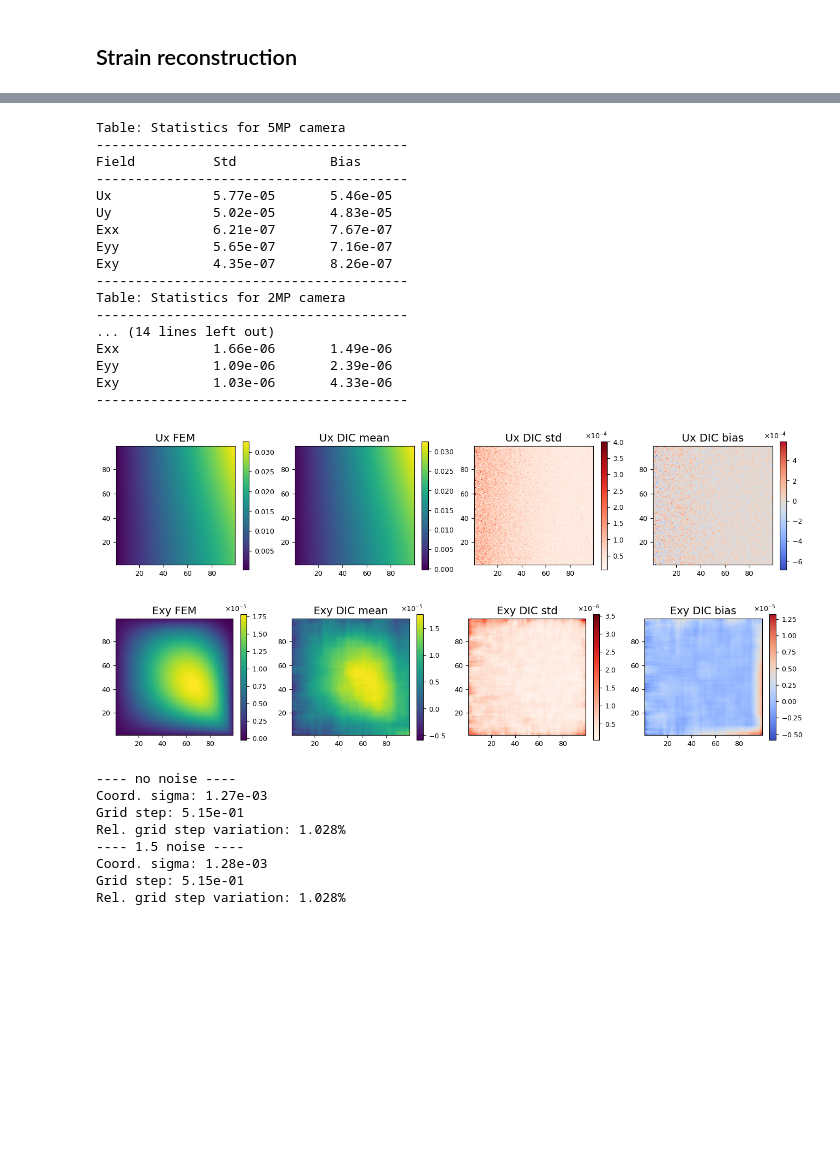
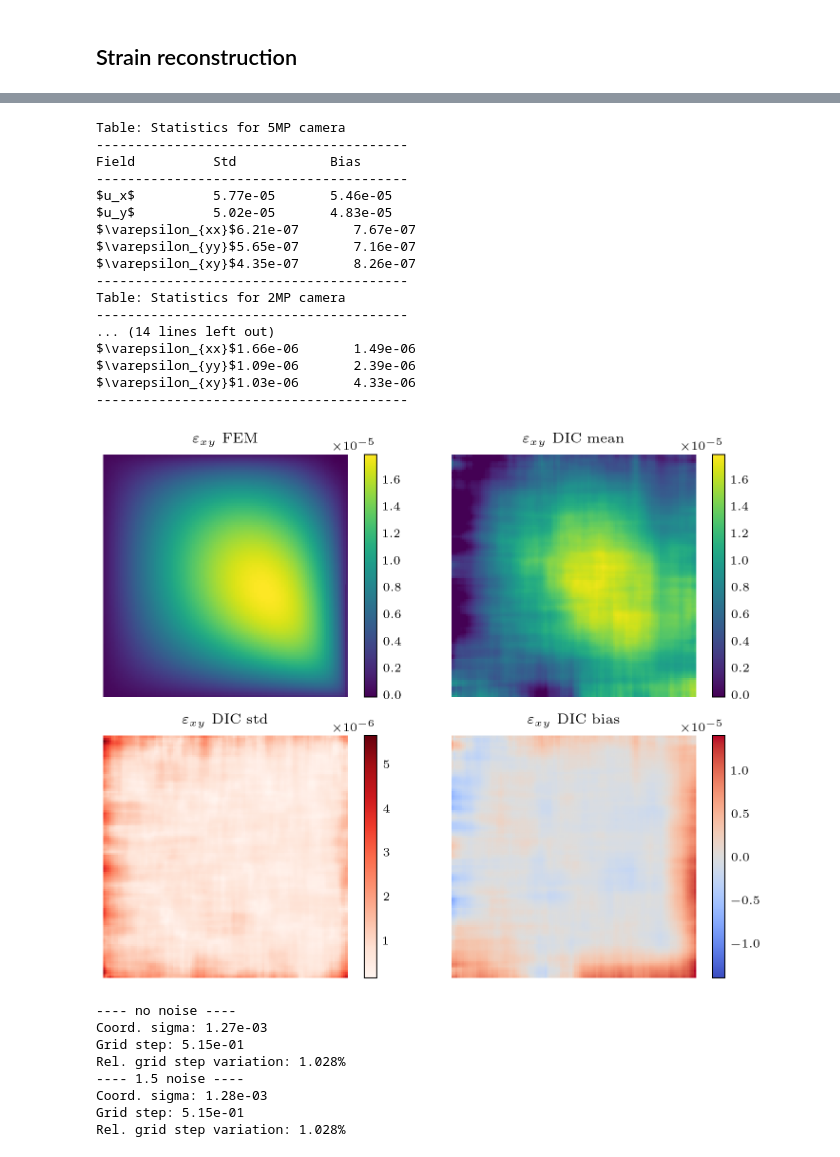
Before and after one commit to bonneted/PINN-MT2.0, a Jupyter notebook: 1_side_loaded_plate/2_noise_study/dic_study.ipynb, the cells around one changed output, grey strips where cells are left out. Cells and saved outputs as stored; diff of their text form; code cells hidden in the pictures; blank space fills up the shorter version.

```diff
--- a/1_side_loaded_plate/2_noise_study/dic_study.ipynb
+++ b/1_side_loaded_plate/2_noise_study/dic_study.ipynb
@@ -265,7 +265,10 @@ im = pcolor_plot(ax[2], X_dic, Y_dic, Uy_dic_noise-Uy_fem.reshape(X_dic.shape),
 # %%
 # Compute mean and std for each field 10 runs
-fields_name = ["Ux", "Uy", "Exx", "Eyy", "Exy"]
+fields_name = [r"$u_x$", r"$u_y$", r"$\varepsilon_{xx}$", r"$\varepsilon_{yy}$", r"$\varepsilon_{xy}$"]
+
 noise = 1
+import matplotlib.colors as colors
+
 
 def compute_statistics(base_folder):
     dic_numbers = range(1, 10)
@@ -282,13 +285,13 @@ def compute_statistics(base_folder):
     return X_dic, Y_dic, fields_mean, fields_std, fields_bias, fields_std_to_fem
 
 # Plot mean and std
-def plot_mean_std(fields_idx, X_dic, Y_dic, fields_mean, fields_std):
+def plot_mean_std(ax,fields_idx, X_dic, Y_dic, fields_mean, fields_std):
     fields_fem= np.stack([solution_fn(X_dic, Y_dic)[:,:, i].T for i in range(5)])[:, :, :]
-    fig, ax = plt.subplots(1, 4, figsize=(16, 3))
     im = pcolor_plot(ax[0], X_dic, Y_dic, fields_fem[fields_idx,:,:], f"{fields_name[fields_idx]} FEM",colormap="viridis")#, cmin=0, cmax=0.015)
-    im = pcolor_plot(ax[1], X_dic, Y_dic, fields_mean[fields_idx,:,:], f"{fields_name[fields_idx]} DIC mean",colormap="viridis")#, cmin=0, cmax=0.015)
-    im = pcolor_plot(ax[2], X_dic, Y_dic, fields_std[fields_idx,:,:], f"{fields_name[fields_idx]} DIC std", colormap="Reds")#, cmin=0, cmax=0.015)
-    im = pcolor_plot(ax[3], X_dic, Y_dic, fields_bias[fields_idx,:,:], f"{fields_name[fields_idx]} DIC bias",colormap="coolwarm")#, cmin=-2e-5, cmax=2e-5)
+    im = pcolor_plot(ax[1], X_dic, Y_dic, fields_mean[fields_idx,:,:], f"{fields_name[fields_idx]} DIC mean",colormap="viridis", cmin=min(fields_fem[fields_idx,:,:].flatten()), cmax=max(fields_fem[fields_idx,:,:].flatten()))
+    im = pcolor_plot(ax[2], X_dic, Y_dic, fields_std[fields_idx,:,:], f"{fields_name[fields_idx]} DIC std", colormap="Reds")
+    norm_bias = max(np.abs(fields_bias[fields_idx,:,:].flatten()))
+    im = pcolor_plot(ax[3], X_dic, Y_dic, fields_bias[fields_idx,:,:], f"{fields_name[fields_idx]} DIC bias",colormap="coolwarm", cmin=-norm_bias, cmax=norm_bias)
 
 def print_stats_table(fields_std, fields_bias, camera_resolution):
     print(f"Table: Statistics for {camera_resolution} camera")
@@ -310,29 +313,51 @@ Table: Statistics for 5MP camera
 ----------------------------------------
 Field          Std            Bias
 ----------------------------------------
-Ux             5.77e-05       5.46e-05
-Uy             5.02e-05       4.83e-05
-Exx            6.21e-07       7.67e-07
-Eyy            5.65e-07       7.16e-07
-Exy            4.35e-07       8.26e-07
+$u_x$          5.77e-05       5.46e-05
+$u_y$          5.02e-05       4.83e-05
+$\varepsilon_{xx}$6.21e-07       7.67e-07
+$\varepsilon_{yy}$5.65e-07       7.16e-07
+$\varepsilon_{xy}$4.35e-07       8.26e-07
 ----------------------------------------
 Table: Statistics for 2MP camera
 ----------------------------------------
 ... (14 lines left out)
-Exx            1.66e-06       1.49e-06
-Eyy            1.09e-06       2.39e-06
-Exy            1.03e-06       4.33e-06
+$\varepsilon_{xx}$1.66e-06       1.49e-06
+$\varepsilon_{yy}$1.09e-06       2.39e-06
+$\varepsilon_{xy}$1.03e-06       4.33e-06
 ----------------------------------------
-# %%
-camera_resolution = ["5MP","2MP","0.4MP"][0]
-noise = 1
-base_folder = f"data_dic/{camera_resolution}/{noise}noise/"
-X_dic, Y_dic, fields_mean, fields_std, fields_bias, fields_std_to_fem = compute_statistics(base_folder)
-plot_mean_std(0, X_dic, Y_dic, fields_mean, fields_std)
-plot_mean_std(4, X_dic, Y_dic, fields_mean, fields_std)
-# %% [output]
-[figure, removed]
-[figure, removed]
+# %%
+font_factor = 1
+title_font_size = 6
+axes_font_size = 6
+figure_factor = 1
+plt.rcParams.update({
+    "font.size": title_font_size*font_factor,         # Default font size for all text
+    "figure.titlesize": title_font_size*font_factor,
+    "axes.labelsize": axes_font_size*font_factor,
+    "xtick.labelsize": axes_font_size*font_factor,
+    "ytick.labelsize": axes_font_size*font_factor,
+    "legend.fontsize": axes_font_size*font_factor,
+})
+
+camera_resolution = ["5MP","2MP","0.4MP"][1]
+noise = 1
+base_folder = f"data_dic/{camera_resolution}/{noise}noise/"
+field_id = 4
+
+X_dic, Y_dic, fields_mean, fields_std, fields_bias, fields_std_to_fem = compute_statistics(base_folder)
+# plot_mean_std(0, X_dic, Y_dic, fields_mean, fields_std)
+fig, ax = plt.subplots(2, 2, figsize=(5*figure_factor, 4*figure_factor), dpi=300)
+ax = ax.flatten()
+plot_mean_std(ax,field_id, X_dic, Y_dic, fields_mean, fields_std)
+for i in range(4):
+    ax[i].axis('off')
+plt.tight_layout()
+
+fields_name_nolatex = ["Ux", "Uy", "Exx", "Eyy", "Exy"]
+fig.savefig(f"figures/{camera_resolution}_mean_std_{fields_name_nolatex[field_id]}.png", dpi=300, bbox_inches='tight')
+# %% [output]
+[figure, added]
 # %%
 #Histograms of the first 5 X_dic columns
 fig, ax = plt.subplots(1, 5, figsize=(20, 4))
```
Also changed, not shown: parts of 5 cells of this notebook, 1 other file.
